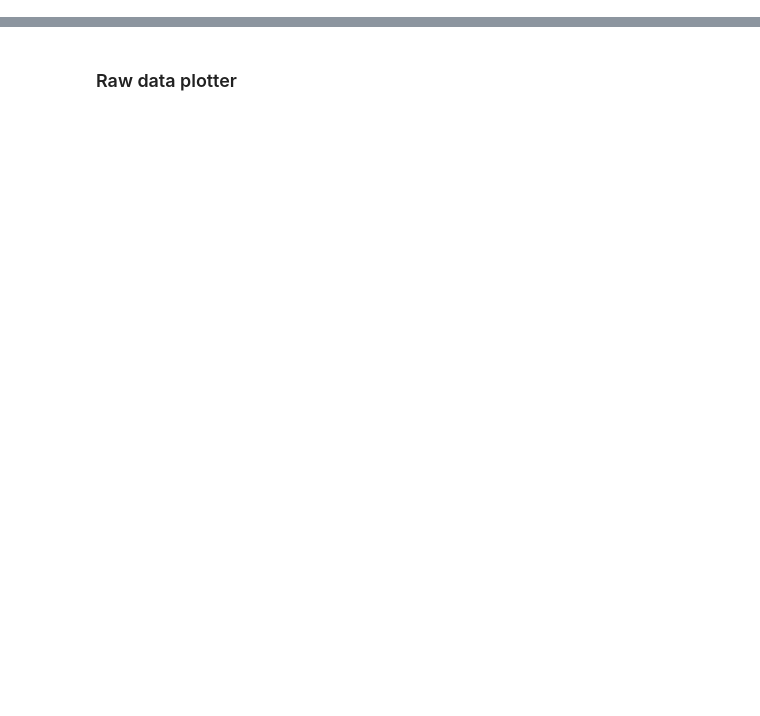
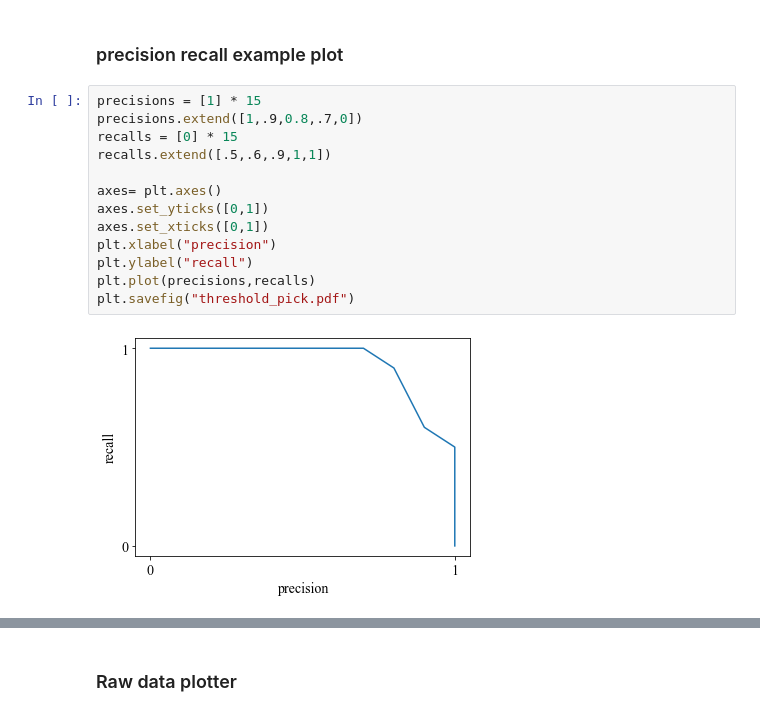
Before and after one commit to MartiyaZare/black-box-attack, a Jupyter notebook: data_plotter.ipynb, the cells around one changed output, grey strips where cells are left out. Drawn from its saved outputs; the diff is of its cells as text; blank space fills up the shorter version.

```diff
--- a/data_plotter.ipynb
+++ b/data_plotter.ipynb
@@ -4,0 +36,17 @@ import numpy as np
+# %% [markdown]
+### precision recall example plot
+# %%
+precisions = [1] * 15
+precisions.extend([1,.9,0.8,.7,0])
+recalls = [0] * 15
+recalls.extend([.5,.6,.9,1,1])
+
+axes= plt.axes()
+axes.set_yticks([0,1])
+axes.set_xticks([0,1])
+plt.xlabel("precision")
+plt.ylabel("recall")
+plt.plot(precisions,recalls)
+plt.savefig("threshold_pick.pdf")
+# %% [output]
+[figure, added]
```
Also changed, not shown: parts of 19 cells of this notebook, 13 other files.
